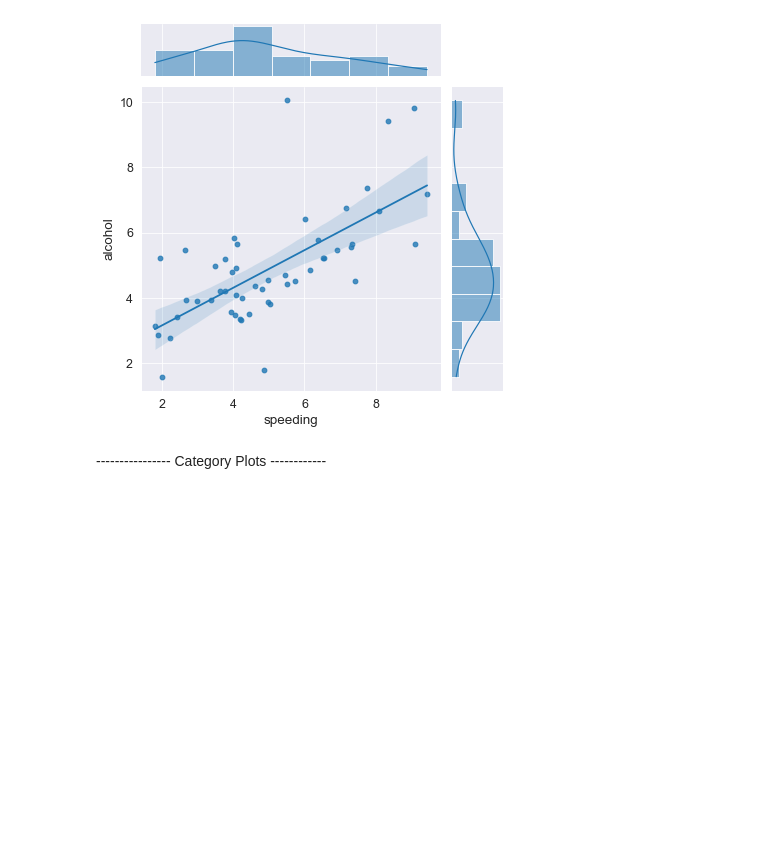
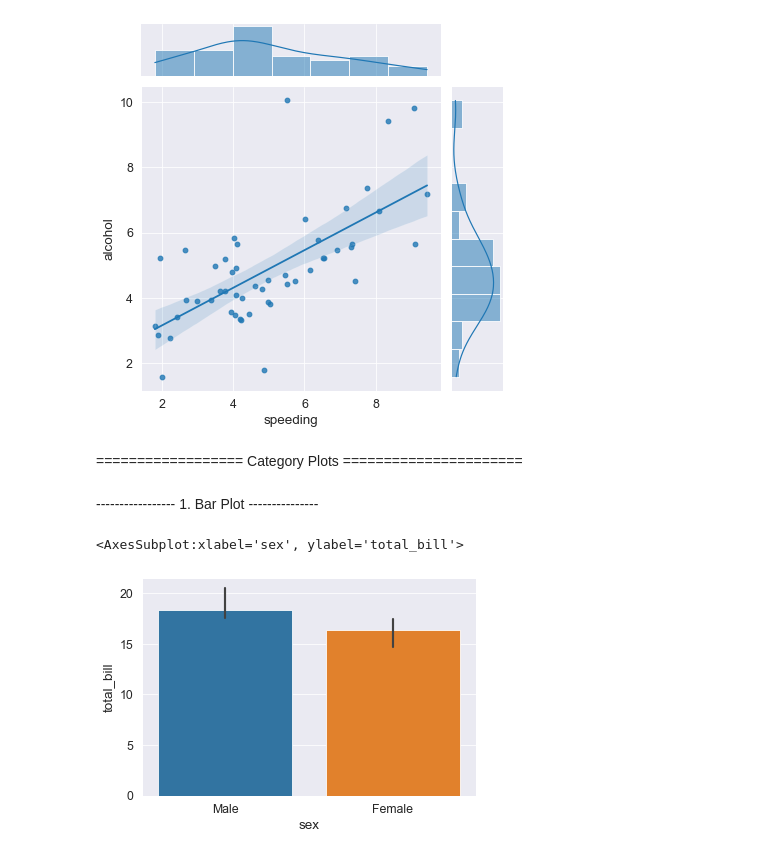
Before and after one commit to otkhwae/Seaborn, a Jupyter notebook: Seaborn_tut.ipynb, the cells around one changed output. Drawn from its saved outputs; the diff is of its cells as text; code cells hidden in the pictures; blank space fills up the shorter version.

Commit message:
Bar Plot

```diff
--- a/Seaborn_tut.ipynb
+++ b/Seaborn_tut.ipynb
@@ -111,4 +111,12 @@ sns.jointplot(x='speeding', y= 'alcohol', data=crash_df,kind= 'reg')
 <Figure size 576x288 with 0 Axes>
 [figure]
 # %% [markdown]
----------------- Category Plots ------------
+================== Category Plots ======================
+# %% [markdown]
+----------------- 1. Bar Plot ---------------
+# %%
+sns.barplot(x='sex', y='total_bill',data=tips_df,estimator=np.median)
+#estimator=np.x,x=mean,std,var,cov
+# %% [output]
+<AxesSubplot:xlabel='sex', ylabel='total_bill'>
+[figure, added]
```
